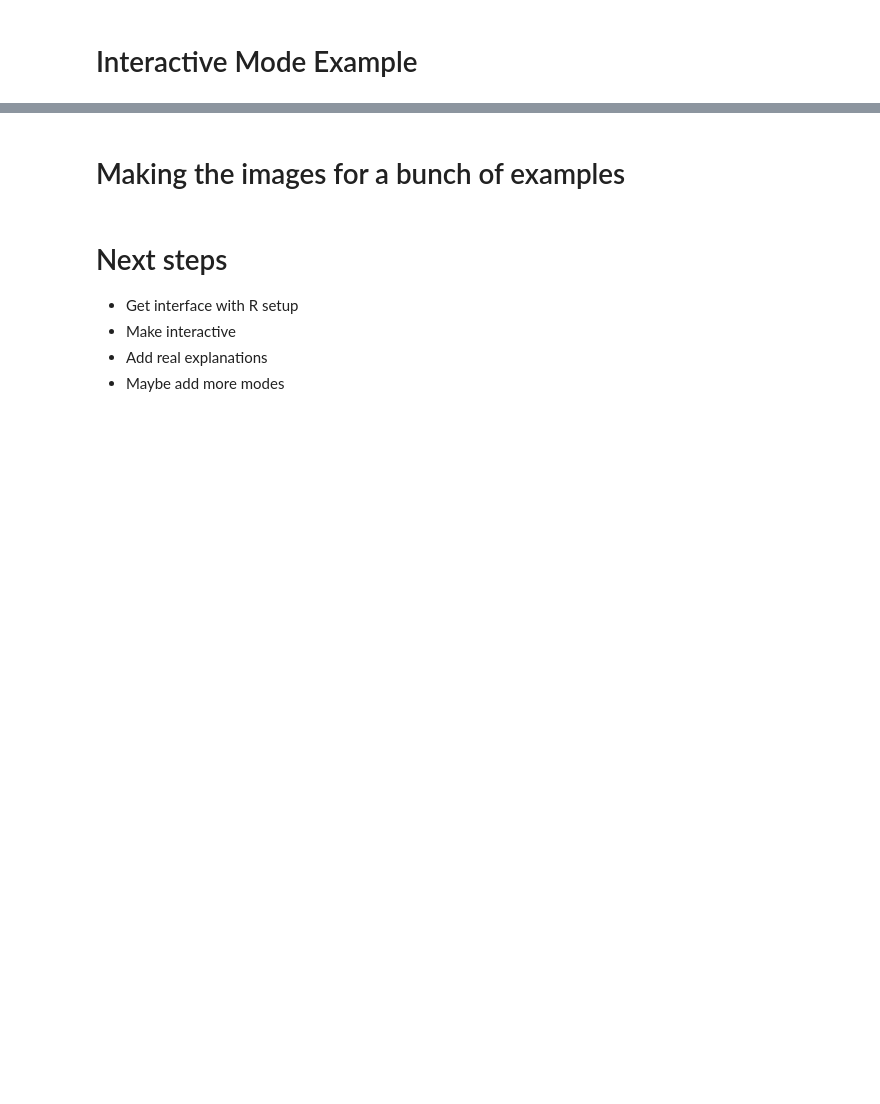
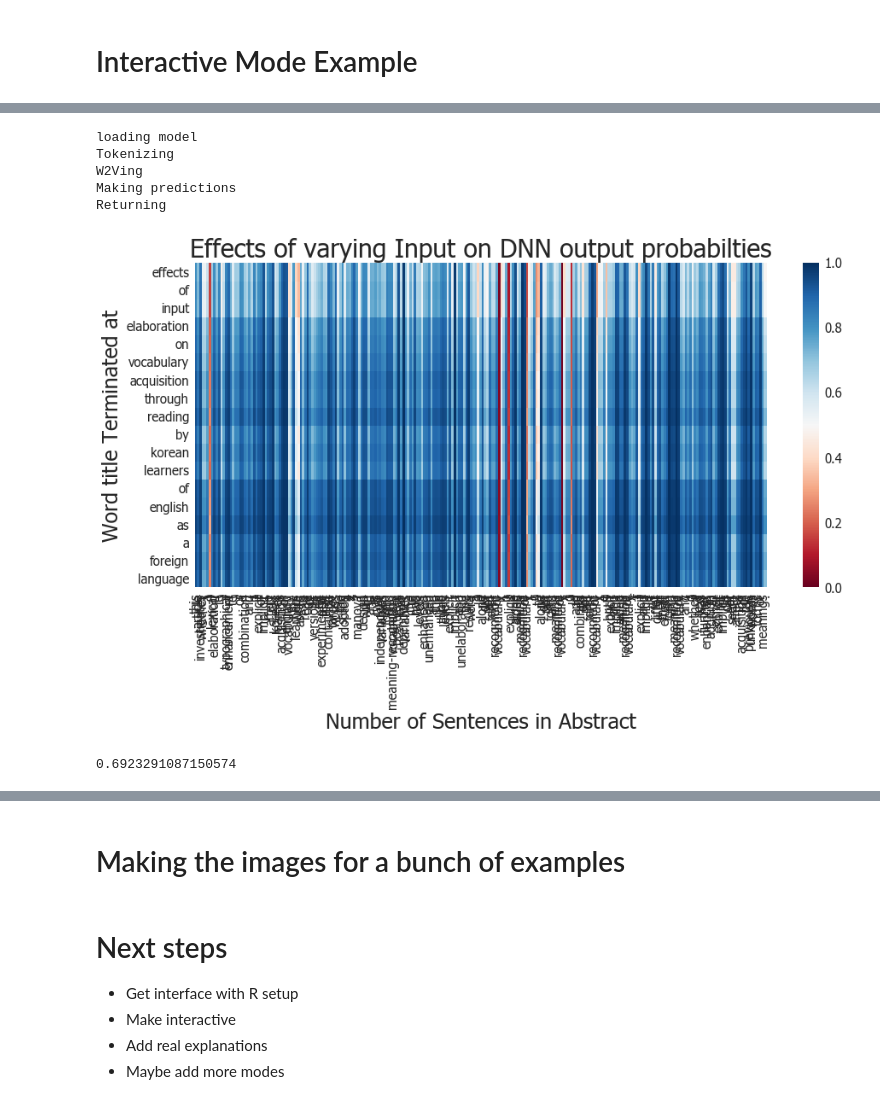
Before and after one commit to dataviz-sp18/fp-reid-mcilroy-young, a Jupyter notebook: Presentation.ipynb, the cells around one changed output, grey strips where cells are left out. Cells and saved outputs as stored; diff of their text form; code cells hidden in the pictures; blank space fills up the shorter version.

```diff
--- a/Presentation.ipynb
+++ b/Presentation.ipynb
@@ -79,5 +18,0 @@ w2v.wv.vocab
-# %%
-with myzip.open('and') as myfile:
-    f = io.BytesIO(myfile.read())
-    a = np.load(f)
-    print(a)
@@ -229 +196,27 @@ print(float(pred['probPos']))
+# %%
+predB = simple_id.makeVarArray(title2, abstract2,w2vPath, modelFname)
+fig, ax = plt.subplots(figsize = (15, 7))
+seaborn.heatmap(predB, ax = ax, vmin=0, vmax=1, cmap='RdBu')
+ax.set_xlabel('Number of Sentences in Abstract')
+ax.set_ylabel('Word title Terminated at')
+ax.set_title("Effects of varying Input on DNN output probabilties");
+# %% [output]
+loading model
+Tokenizing
+W2Ving
+Making predictions
+Returning
+[figure, added]
+# %%
+title3 = title2
+abstract3 = abstract2 + ' Computer github code model python R C software simulation'
+
+exampleDict = {
+    'title_tokens' : simple_id.tokenizer(title3),
+    'abstract_tokens' : simple_id.sentinizer(abstract3),
+    }
+pred = Net.predictRow(exampleDict, w2v=w2v)
+print(float(pred['probPos']))
+# %% [output]
+0.6923291087150574
 # %%
```
Also changed, not shown: parts of 30 cells of this notebook, 8 other files.
